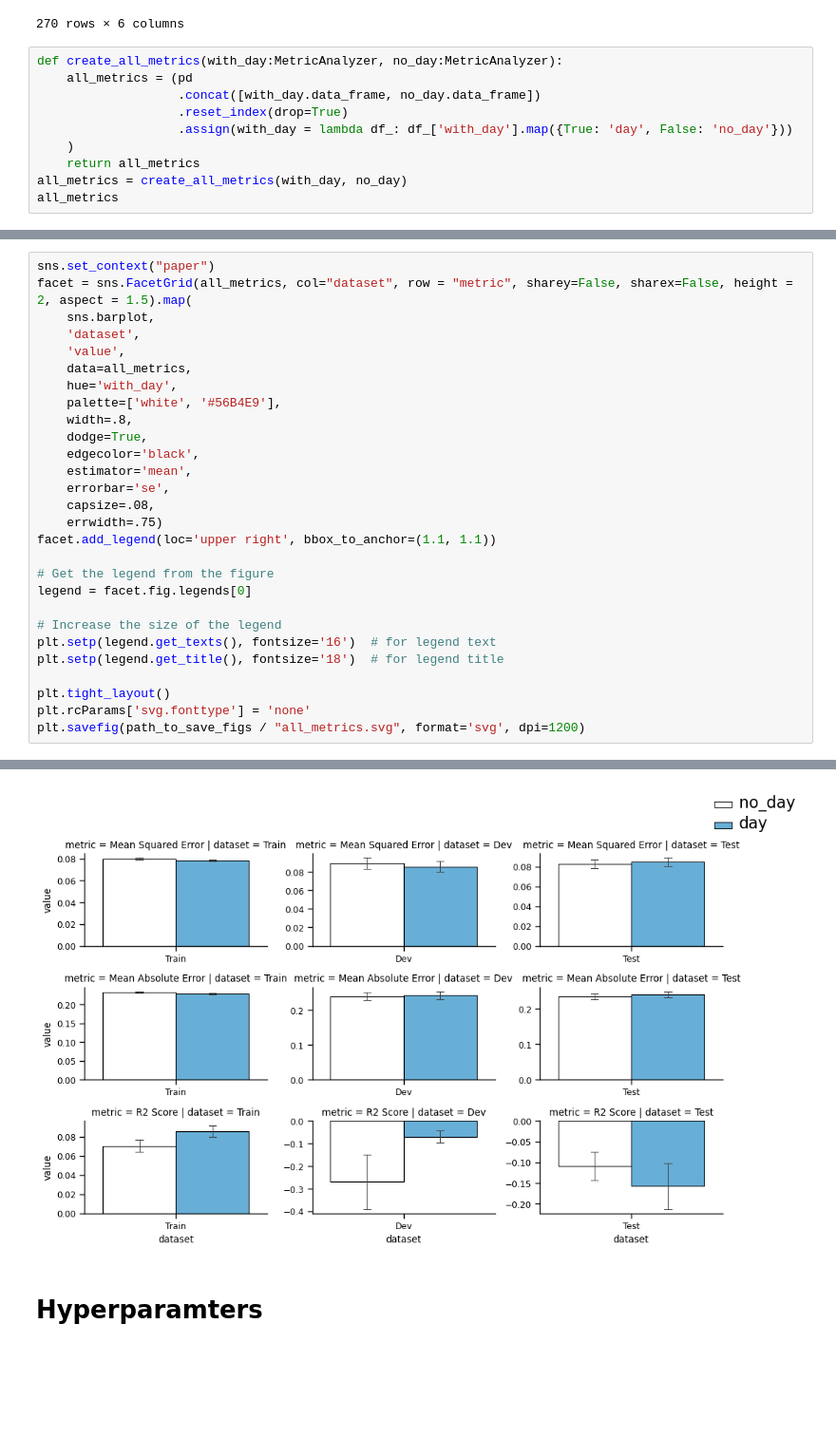
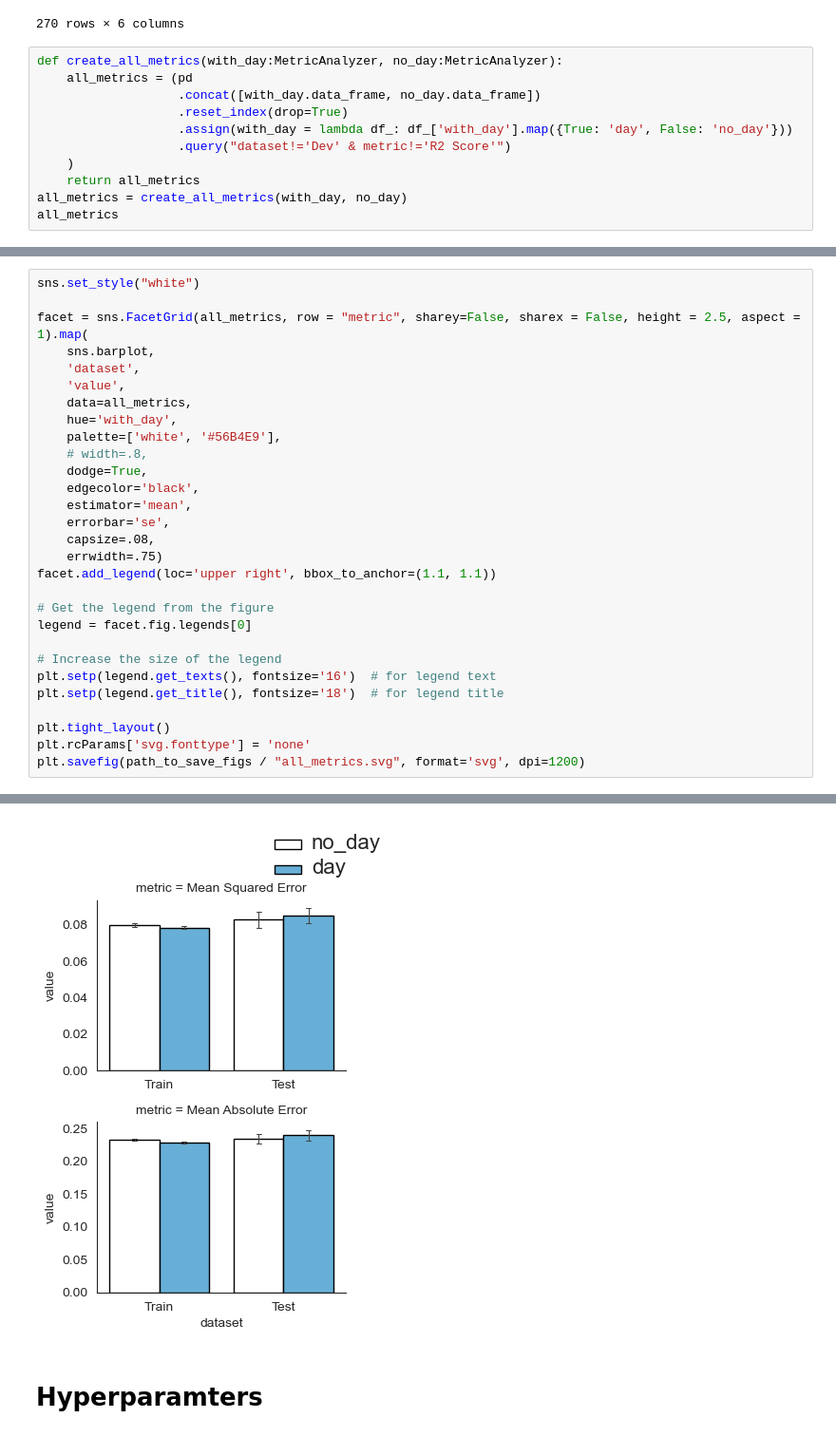
Before and after one commit to Mschaid/ENIGMA, a Jupyter notebook: notebooks/reports/final_experiments_analysis.ipynb, the cells around one changed output, grey strips where cells are left out. Shown at 95% size. Cells and saved outputs as stored; diff of their text form; blank space fills up the shorter version.

```diff
--- a/notebooks/reports/final_experiments_analysis.ipynb
+++ b/notebooks/reports/final_experiments_analysis.ipynb
@@ -104,6 +104,7 @@ def create_all_metrics(with_day:MetricAnalyzer, no_day:MetricAnalyzer):
                    .concat([with_day.data_frame, no_day.data_frame])
                    .reset_index(drop=True)
                    .assign(with_day = lambda df_: df_['with_day'].map({True: 'day', False: 'no_day'}))
+                   .query("dataset!='Dev' & metric!='R2 Score'")
     )
     return all_metrics
 all_metrics = create_all_metrics(with_day, no_day)
@@ -125,13 +126,14 @@ all_metrics
 # %%
-sns.set_context("paper")
-facet = sns.FacetGrid(all_metrics, col="dataset", row = "metric", sharey=False, sharex=False, height = 2, aspect = 1.5).map(
+sns.set_style("white")
+
+facet = sns.FacetGrid(all_metrics, row = "metric", sharey=False, sharex = False, height = 2.5, aspect = 1).map(
     sns.barplot,
     'dataset',
     'value',
     data=all_metrics,
     hue='with_day',
     palette=['white', '#56B4E9'],
-    width=.8,
+    # width=.8,
     dodge=True,
     edgecolor='black',
     estimator='mean',
@@ -171,4 +163,4 @@ The `errwidth` parameter is deprecated. And will be removed in v0.15.0. Pass `er
-[figure, old version]
+[figure, new version]
 # %% [markdown]
 # Hyperparamters
 # %%
```
Also changed, not shown: parts of 3 cells of this notebook, 1 other file.
